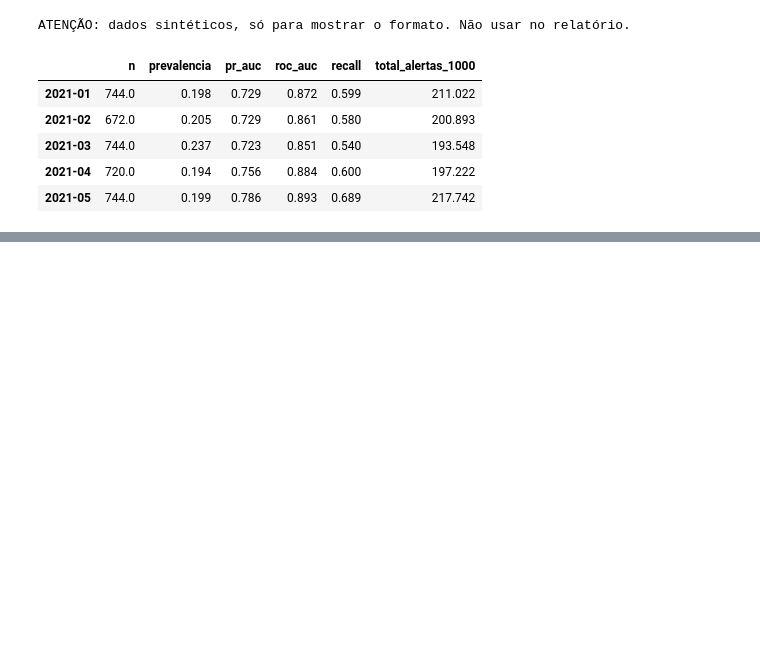
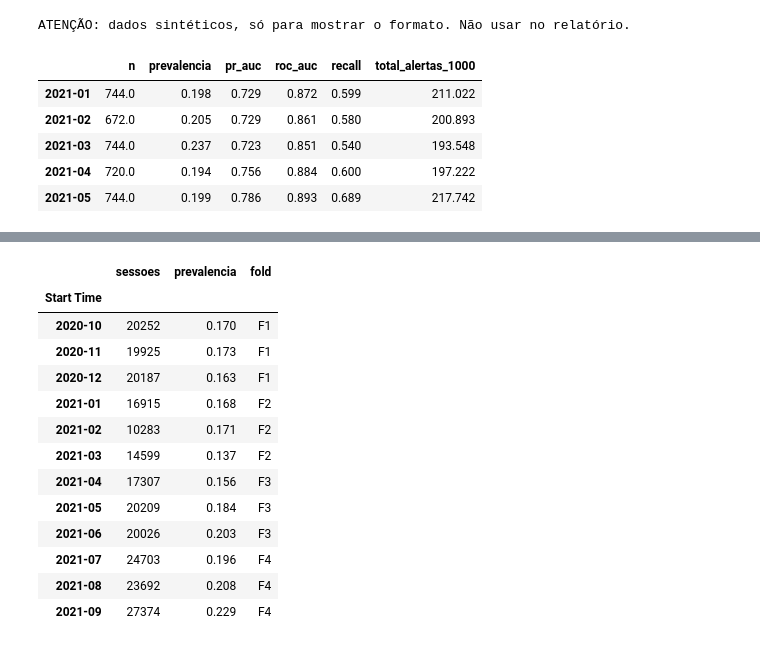
Before and after one commit to 1231478-Ellah-Fleischmann/MINDD-PROJETO, a Jupyter notebook: task2.ipynb, the cells around one changed output, grey strips where cells are left out. Saved outputs shown, nothing was run; the diff lists cells and outputs as text; code cells hidden in the pictures; blank space fills up the shorter version.

Commit message:
leitura dos folds e mudança avaliação.py

```diff
--- a/task2.ipynb
+++ b/task2.ipynb
@@ -415,0 +424,25 @@ ATENÇÃO: dados sintéticos, só para mostrar o formato. Não usar no relatóri
+# %%
+from avaliacao import folds_temporais, FOLDS
+
+# Ordenar por tempo e usar índices posicionais (os folds devolvem posições)
+dev = dev.sort_values("Start Time").reset_index(drop=True)
+
+linhas = []
+for nome, tr, va in folds_temporais(dev["Start Time"]):
+    d_tr, d_va = dev.iloc[tr], dev.iloc[va]
+    # Verificações: o treino acaba antes da validação, e nada do teste entra
+    assert d_tr["Start Time"].max() < d_va["Start Time"].min()
+    assert d_va["Start Time"].max() < VAL_END
+    linhas.append({
+        "fold": nome,
+        "treino": f'{d_tr["Start Time"].min():%d/%m/%Y} – {d_tr["Start Time"].max():%d/%m/%Y}',
+        "validação": f'{d_va["Start Time"].min():%d/%m/%Y} – {d_va["Start Time"].max():%d/%m/%Y}',
+        "n treino": len(d_tr),
+        "n validação": len(d_va),
+        "prev. treino": round(d_tr["is_Abnormal"].mean(), 3),
+        "prev. validação": round(d_va["is_Abnormal"].mean(), 3),
+        "contas novas na validação": round((~d_va["UserID"].isin(set(d_tr["UserID"]))).mean(), 3),
+    })
+
+folds_resumo = pd.DataFrame(linhas).set_index("fold")
+folds_resumo
@@ -415,0 +456,23 @@ ATENÇÃO: dados sintéticos, só para mostrar o formato. Não usar no relatóri
+# %%
+mensal = (dev.groupby(dev["Start Time"].dt.to_period("M"))["is_Abnormal"]
+             .agg(sessoes="size", prevalencia="mean").round(3))
+mensal["fold"] = ""
+for nome, ini, fim in FOLDS:
+    meses = pd.period_range(ini, pd.Timestamp(fim) - pd.Timedelta(days=1), freq="M")
+    mensal.loc[mensal.index.isin(meses), "fold"] = nome
+mensal.loc["2020-10":"2021-09"]
+# %% [output]
+|  | sessoes | prevalencia | fold |
+| Start Time |  |  |  |
+| 2020-10 | 20252 | 0.170 | F1 |
+| 2020-11 | 19925 | 0.173 | F1 |
+| 2020-12 | 20187 | 0.163 | F1 |
+| 2021-01 | 16915 | 0.168 | F2 |
+| 2021-02 | 10283 | 0.171 | F2 |
+| 2021-03 | 14599 | 0.137 | F2 |
+| 2021-04 | 17307 | 0.156 | F3 |
+| 2021-05 | 20209 | 0.184 | F3 |
+| 2021-06 | 20026 | 0.203 | F3 |
+| 2021-07 | 24703 | 0.196 | F4 |
+| 2021-08 | 23692 | 0.208 | F4 |
+| 2021-09 | 27374 | 0.229 | F4 |
```
Also changed, not shown: parts of 4 cells of this notebook, 1 other file.
